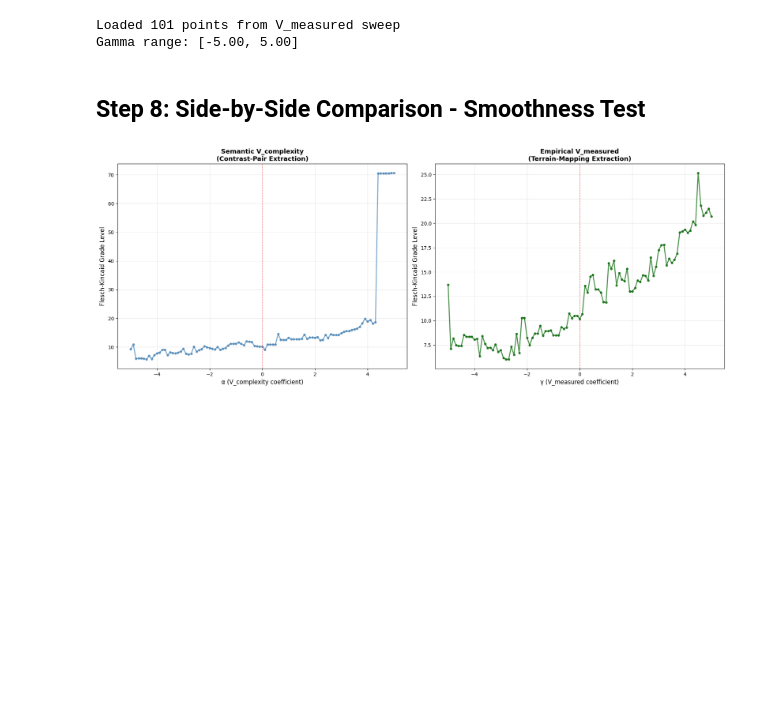
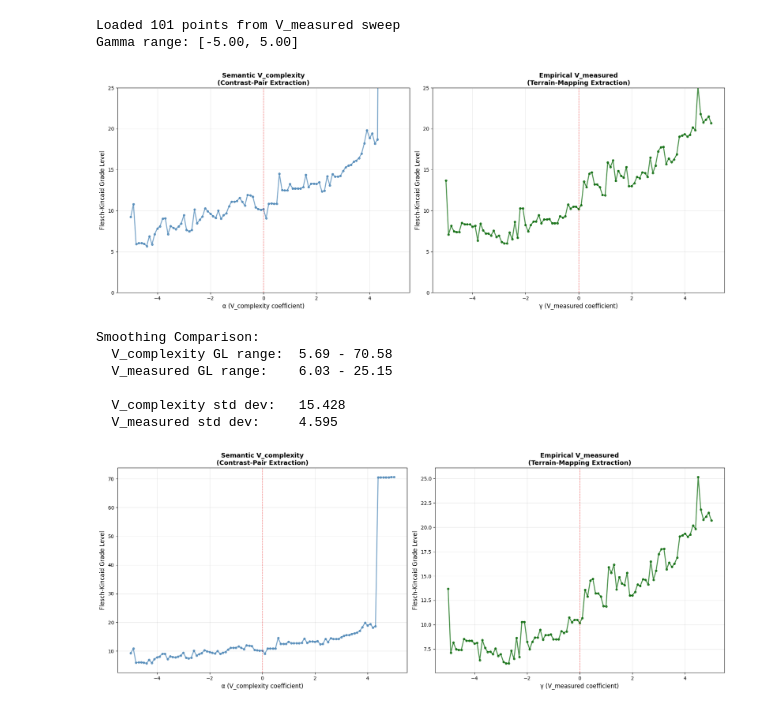
Before and after one commit to Embedding-Space/llmsonar, a Jupyter notebook: 08_complexity_vector_test.ipynb, the cells around one changed output. Saved outputs shown, nothing was run; the diff lists cells and outputs as text; code cells hidden in the pictures; blank space fills up the shorter version.

```diff
--- a/08_complexity_vector_test.ipynb
+++ b/08_complexity_vector_test.ipynb
@@ -323,8 +323,48 @@ print(f"Gamma range: [{df_measured['gamma'].min():.2f}, {df_measured['gamma'].ma
 # %% [output]
 Loaded 101 points from V_measured sweep
 Gamma range: [-5.00, 5.00]
-# %% [markdown]
-## Step 8: Side-by-Side Comparison - Smoothness Test
+# %%
+# Side-by-side comparison with fixed vertical scale
+fig, (ax1, ax2) = plt.subplots(1, 2, figsize=(18, 7))
+
+# Left: V_complexity (semantic extraction)
+ax1.plot(df['alpha'], df['flesch_kincaid_grade'],
+        'o-', linewidth=2, markersize=4, color='steelblue', alpha=0.7)
+ax1.axvline(0, color='red', linestyle='--', linewidth=1, alpha=0.5)
+ax1.set_xlabel('α (V_complexity coefficient)', fontsize=12)
+ax1.set_ylabel('Flesch-Kincaid Grade Level', fontsize=12)
+ax1.set_title('Semantic V_complexity\n(Contrast-Pair Extraction)',
+             fontsize=13, fontweight='bold')
+ax1.set_ylim(0, 25)
+ax1.grid(True, alpha=0.3)
+
+# Right: V_measured (empirical extraction)
+ax2.plot(df_measured['gamma'], df_measured['flesch_kincaid_grade'],
+        'o-', linewidth=2, markersize=4, color='darkgreen', alpha=0.7)
+ax2.axvline(0, color='red', linestyle='--', linewidth=1, alpha=0.5)
+ax2.set_xlabel('γ (V_measured coefficient)', fontsize=12)
+ax2.set_ylabel('Flesch-Kincaid Grade Level', fontsize=12)
+ax2.set_title('Empirical V_measured\n(Terrain-Mapping Extraction)',
+             fontsize=13, fontweight='bold')
+ax2.set_ylim(0, 25)
+ax2.grid(True, alpha=0.3)
+
+plt.tight_layout()
+plt.show()
+
+print("\nSmoothing Comparison:")
+print(f"  V_complexity GL range:  {df['flesch_kincaid_grade'].min():.2f} - {df['flesch_kincaid_grade'].max():.2f}")
+print(f"  V_measured GL range:    {df_measured['flesch_kincaid_grade'].min():.2f} - {df_measured['flesch_kincaid_grade'].max():.2f}")
+print(f"\n  V_complexity std dev:   {df['flesch_kincaid_grade'].std():.3f}")
+print(f"  V_measured std dev:     {df_measured['flesch_kincaid_grade'].std():.3f}")
+# %% [output]
+[figure, added]
+Smoothing Comparison:
+  V_complexity GL range:  5.69 - 70.58
+  V_measured GL range:    6.03 - 25.15
+
+  V_complexity std dev:   15.428
+  V_measured std dev:     4.595
 # %%
 # Side-by-side comparison
 fig, (ax1, ax2) = plt.subplots(1, 2, figsize=(18, 7))
```
Also changed, not shown: parts of 1 cell of this notebook, 1 other file.
